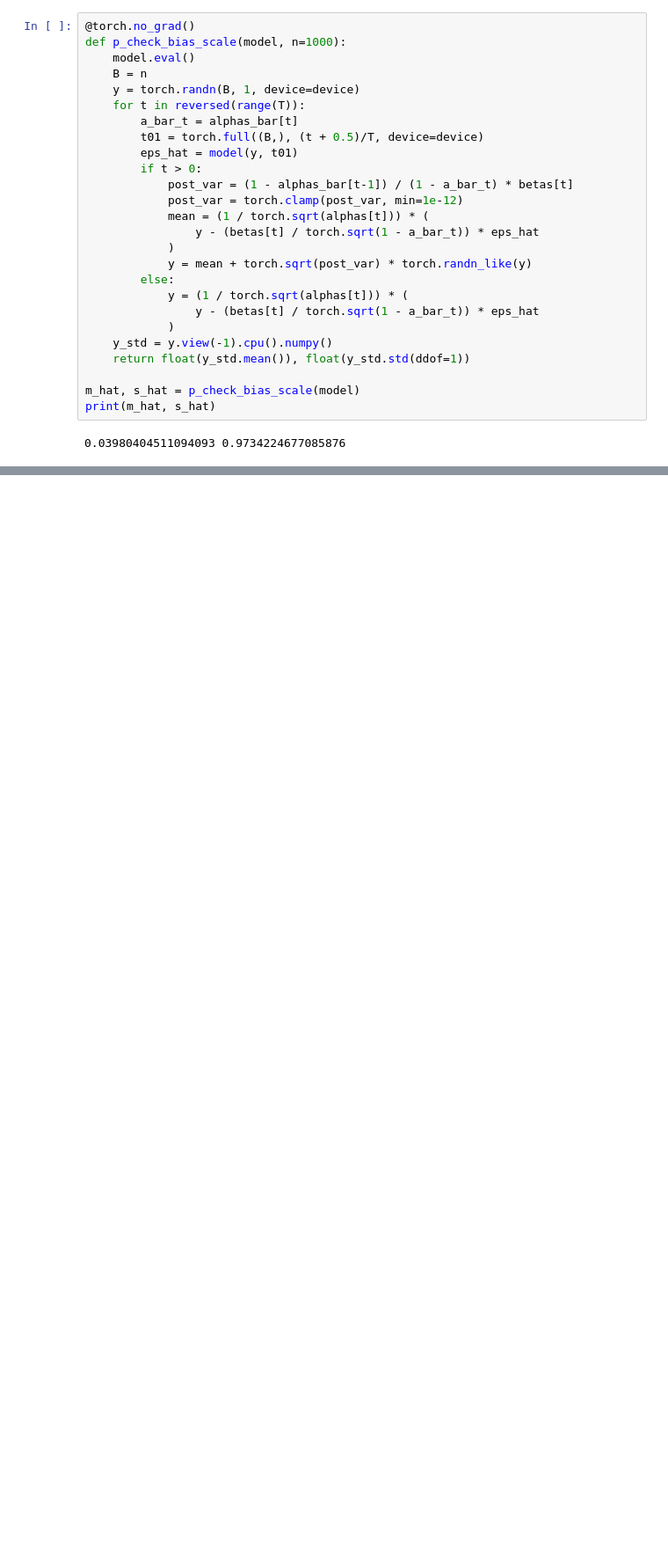
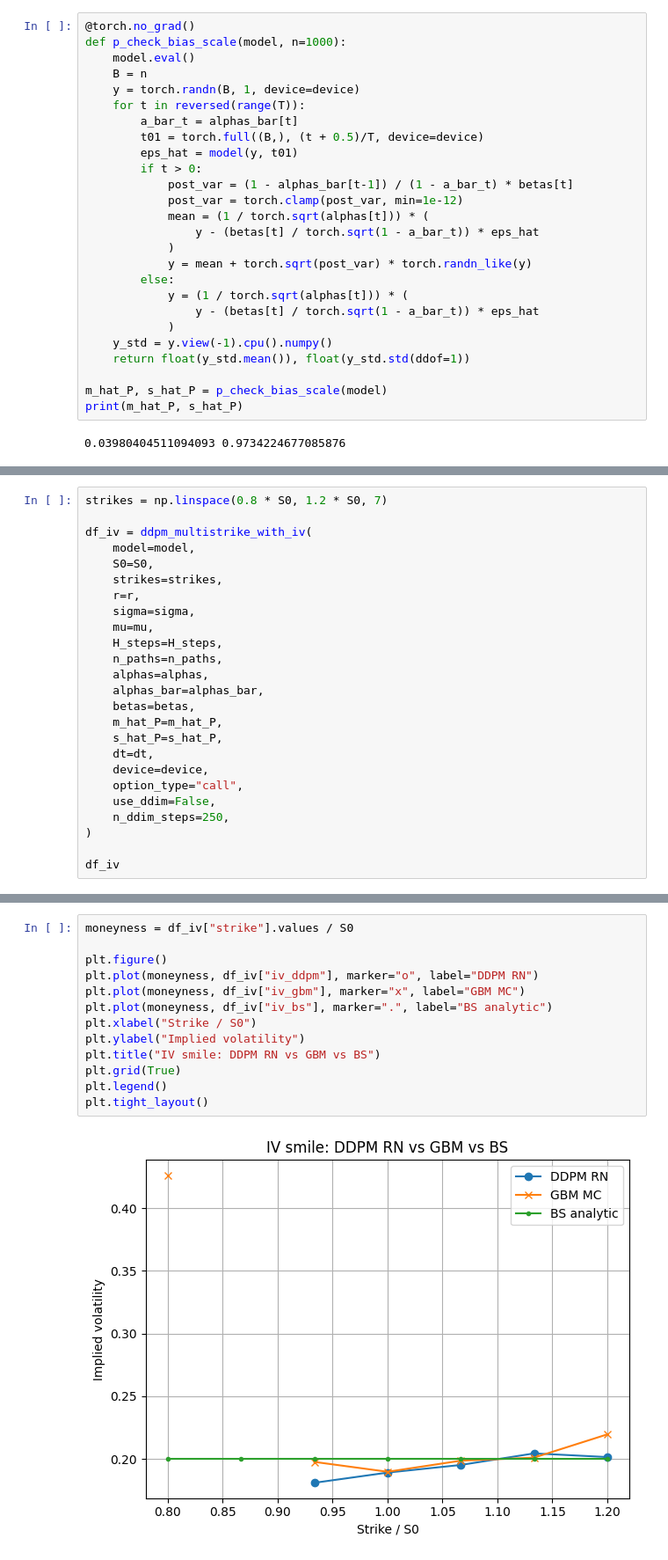
Before and after one commit to nilay47/ddpm_option_pricing, a Jupyter notebook: notebooks/01_ddpm_experiments.ipynb, the cells around one changed output, grey strips where cells are left out. Shown at 88% size. Cells and saved outputs as stored; diff of their text form; blank space fills up the shorter version.

```diff
--- a/notebooks/01_train_ddpm.ipynb
+++ b/notebooks/01_ddpm_experiments.ipynb
@@ -96,8 +125,8 @@ def p_check_bias_scale(model, n=1000):
     y_std = y.view(-1).cpu().numpy()
     return float(y_std.mean()), float(y_std.std(ddof=1))
 
-m_hat, s_hat = p_check_bias_scale(model)
-print(m_hat, s_hat)
+m_hat_P, s_hat_P = p_check_bias_scale(model)
+print(m_hat_P, s_hat_P)
 # %% [output]
 0.03980404511094093 0.9734224677085876
 # %%
@@ -126,0 +168,25 @@ print(result)
+# %%
+strikes = np.linspace(0.8 * S0, 1.2 * S0, 7)
+
+df_iv = ddpm_multistrike_with_iv(
+    model=model,
+    S0=S0,
+    strikes=strikes,
+    r=r,
+    sigma=sigma,
+    mu=mu,
+    H_steps=H_steps,
+    n_paths=n_paths,
+    alphas=alphas,
+    alphas_bar=alphas_bar,
+    betas=betas,
+    m_hat_P=m_hat_P,
+    s_hat_P=s_hat_P,
+    dt=dt,
+    device=device,
+    option_type="call",
+    use_ddim=False,
+    n_ddim_steps=250,
+)
+
+df_iv
@@ -126,0 +202,15 @@ print(result)
+# %%
+moneyness = df_iv["strike"].values / S0
+
+plt.figure()
+plt.plot(moneyness, df_iv["iv_ddpm"], marker="o", label="DDPM RN")
+plt.plot(moneyness, df_iv["iv_gbm"], marker="x", label="GBM MC")
+plt.plot(moneyness, df_iv["iv_bs"], marker=".", label="BS analytic")
+plt.xlabel("Strike / S0")
+plt.ylabel("Implied volatility")
+plt.title("IV smile: DDPM RN vs GBM vs BS")
+plt.grid(True)
+plt.legend()
+plt.tight_layout()
+# %% [output]
+[figure, added]
```
Also changed, not shown: parts of 13 cells of this notebook, 1 other file.
